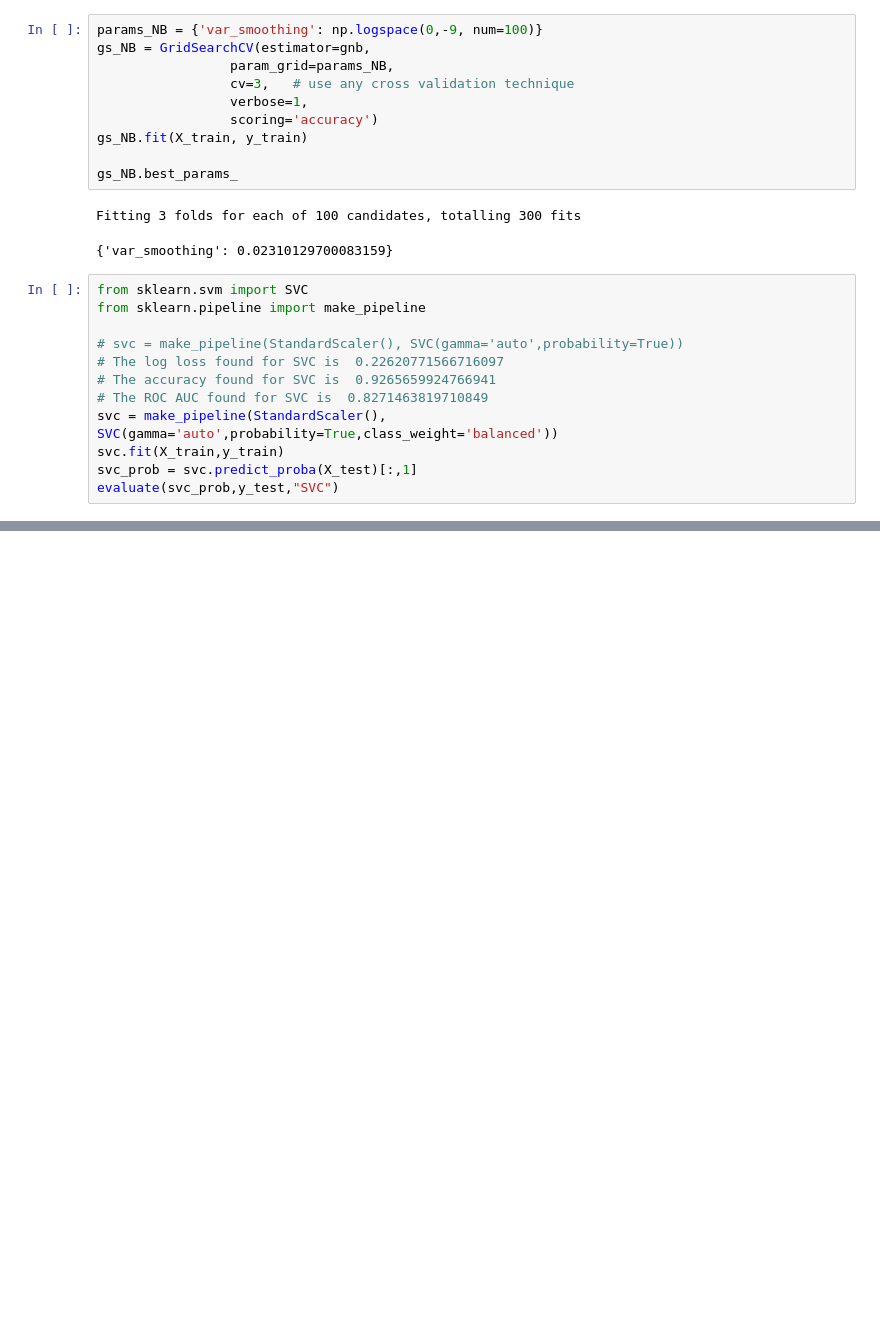
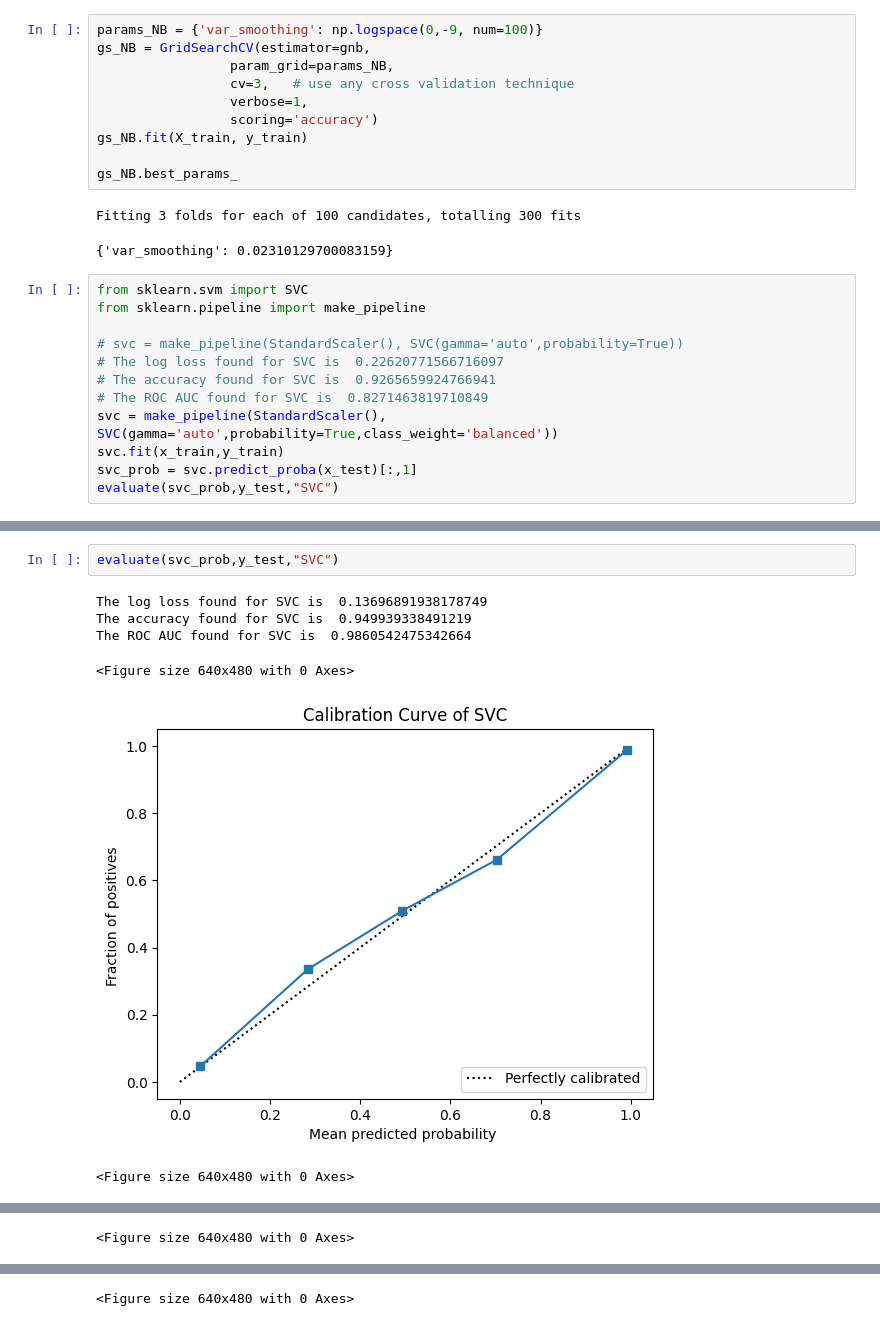
Before and after one commit to pauljhan01/DSP-Final-Project, a Jupyter notebook: FinalProject.ipynb, the cells around one changed output, grey strips where cells are left out. Cells and saved outputs as stored; diff of their text form; blank space fills up the shorter version.

```diff
--- a/FinalProject.ipynb
+++ b/FinalProject.ipynb
@@ -525,7 +595,7 @@ from sklearn.pipeline import make_pipeline
 # The accuracy found for SVC is  0.9265659924766941
 # The ROC AUC found for SVC is  0.8271463819710849
 svc = make_pipeline(StandardScaler(), SVC(gamma='auto',probability=True,class_weight='balanced'))
-svc.fit(X_train,y_train)
-svc_prob = svc.predict_proba(X_test)[:,1]
+svc.fit(x_train,y_train)
+svc_prob = svc.predict_proba(x_test)[:,1]
 evaluate(svc_prob,y_test,"SVC")
 # %% [output]
@@ -543,0 +614,9 @@ The ROC AUC found for SVC is  0.8667375006073307
+# %%
+evaluate(svc_prob,y_test,"SVC")
+# %% [output]
+The log loss found for SVC is  0.13696891938178749
+The accuracy found for SVC is  0.949939338491219
+The ROC AUC found for SVC is  0.9860542475342664
+<Figure size 640x480 with 0 Axes>
+[figure, added]
+<Figure size 640x480 with 0 Axes>
@@ -543,0 +624 @@ The ROC AUC found for SVC is  0.8667375006073307
+<Figure size 640x480 with 0 Axes>
@@ -543,0 +627 @@ The ROC AUC found for SVC is  0.8667375006073307
+<Figure size 640x480 with 0 Axes>
```
Also changed, not shown: parts of 11 cells of this notebook.
